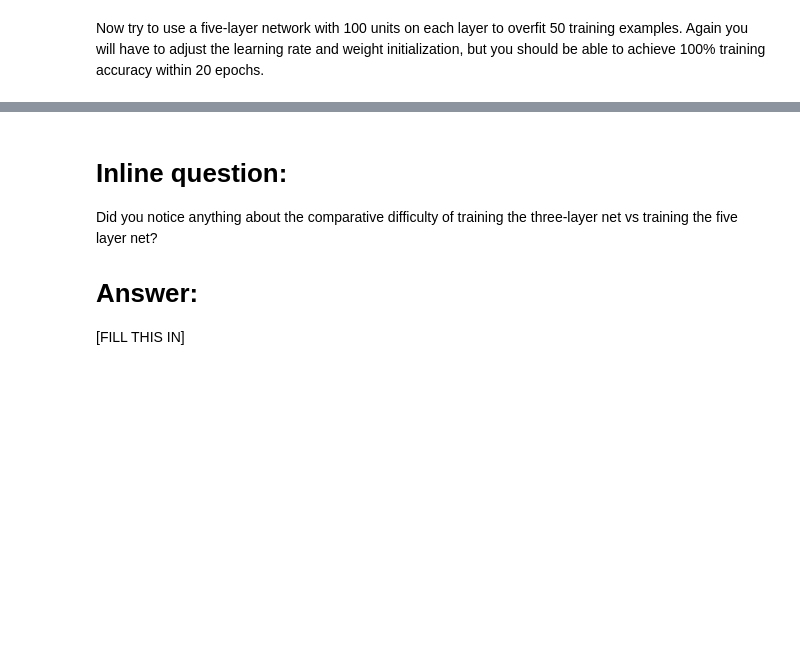
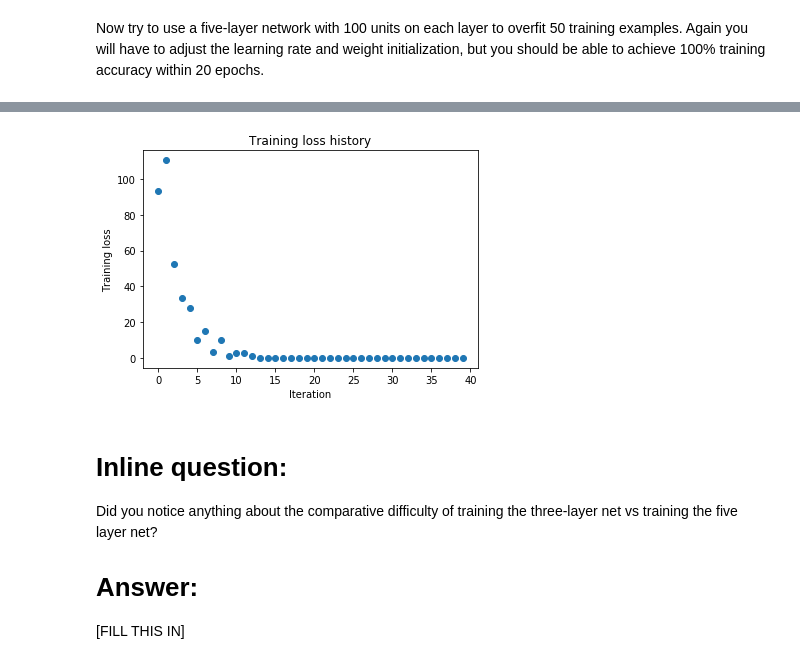
Before and after one commit to Chad4545/DLC__cs231n, a Jupyter notebook: assignment2_original/FullyConnectedNets.ipynb, the cells around one changed output, grey strips where cells are left out. Drawn from its saved outputs; the diff is of its cells as text; code cells hidden in the pictures; blank space fills up the shorter version.

```diff
--- a/assignment2_original/FullyConnectedNets.ipynb
+++ b/assignment2_original/FullyConnectedNets.ipynb
@@ -365,8 +515,8 @@ small_data = {
   'y_val': data['y_val'],
 }
 
-learning_rate = 1e-3
-weight_scale = 1e-5
+learning_rate = 4e-4
+weight_scale = 1e-1
 model = FullyConnectedNet([100, 100, 100, 100],
                 weight_scale=weight_scale, dtype=np.float64)
 solver = Solver(model, small_data,
@@ -383,3 +533,4 @@ plt.title('Training loss history')
 plt.xlabel('Iteration')
 plt.ylabel('Training loss')
 plt.show()
+# %% [output]
@@ -386,3 +554,4 @@ plt.show()
+[figure, added]
 # %% [markdown]
 # Inline question:
 Did you notice anything about the comparative difficulty of training the three-layer net vs training the five layer net?
```
Also changed, not shown: parts of 23 cells of this notebook, 2 other files.
